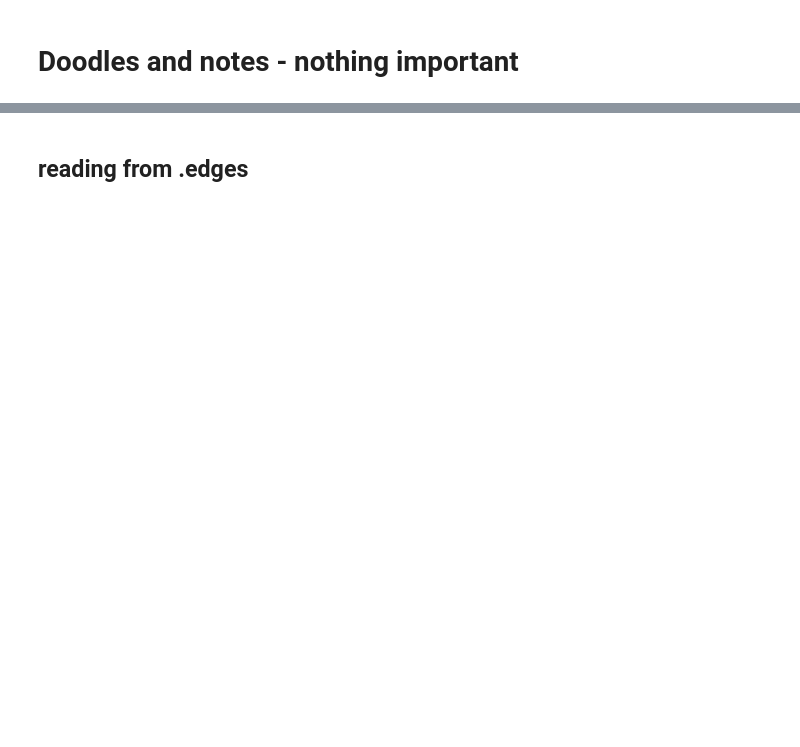
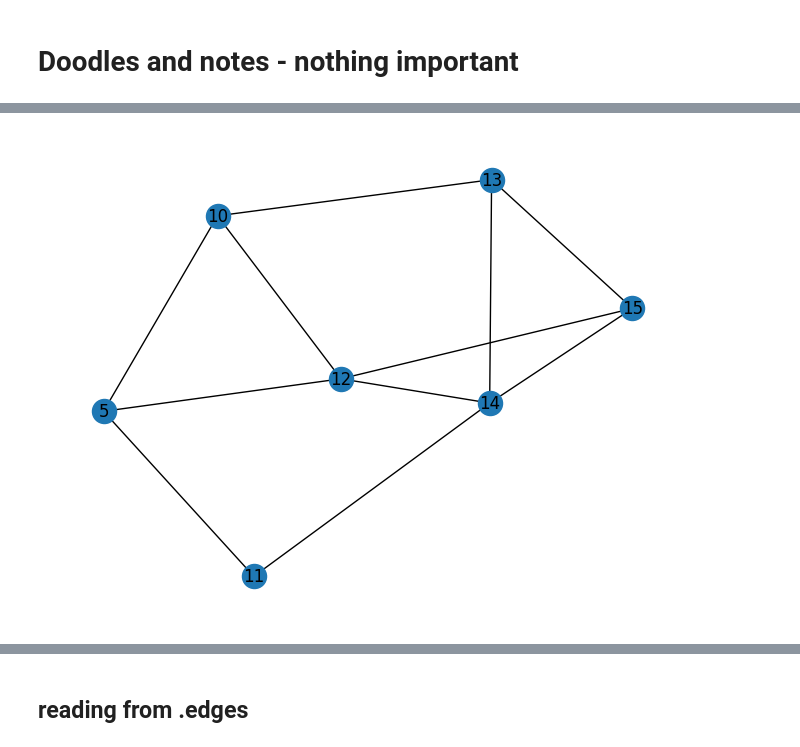
Before and after one commit to anty-filidor/rank-refined-seeding-bc-infmax-mlnets-ltm, a Jupyter notebook: experiments.ipynb, the cells around one changed output, grey strips where cells are left out. Cells and saved outputs as stored; diff of their text form; code cells hidden in the pictures; blank space fills up the shorter version.

```diff
--- a/experiments.ipynb
+++ b/experiments.ipynb
@@ -18,4 +57,6 @@ g.add_edges_from(
 # %%
-gg = nx.core.k_shell(g)
+gg = nx.core.k_shell(g, 2)
 nx.draw(gg, with_labels=True)
+# %% [output]
+[figure, added]
 # %%
```
Also changed, not shown: parts of 27 cells of this notebook, 3 other files.
